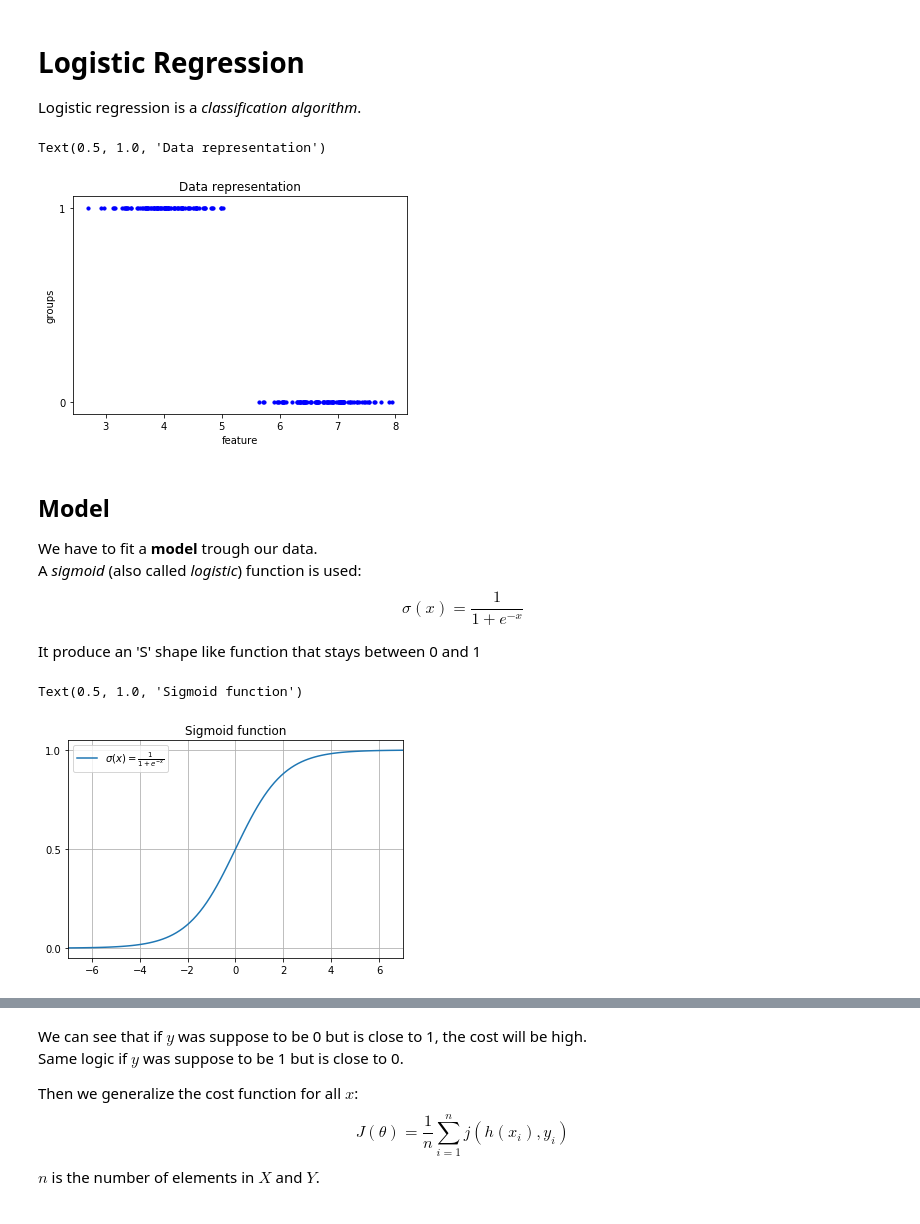
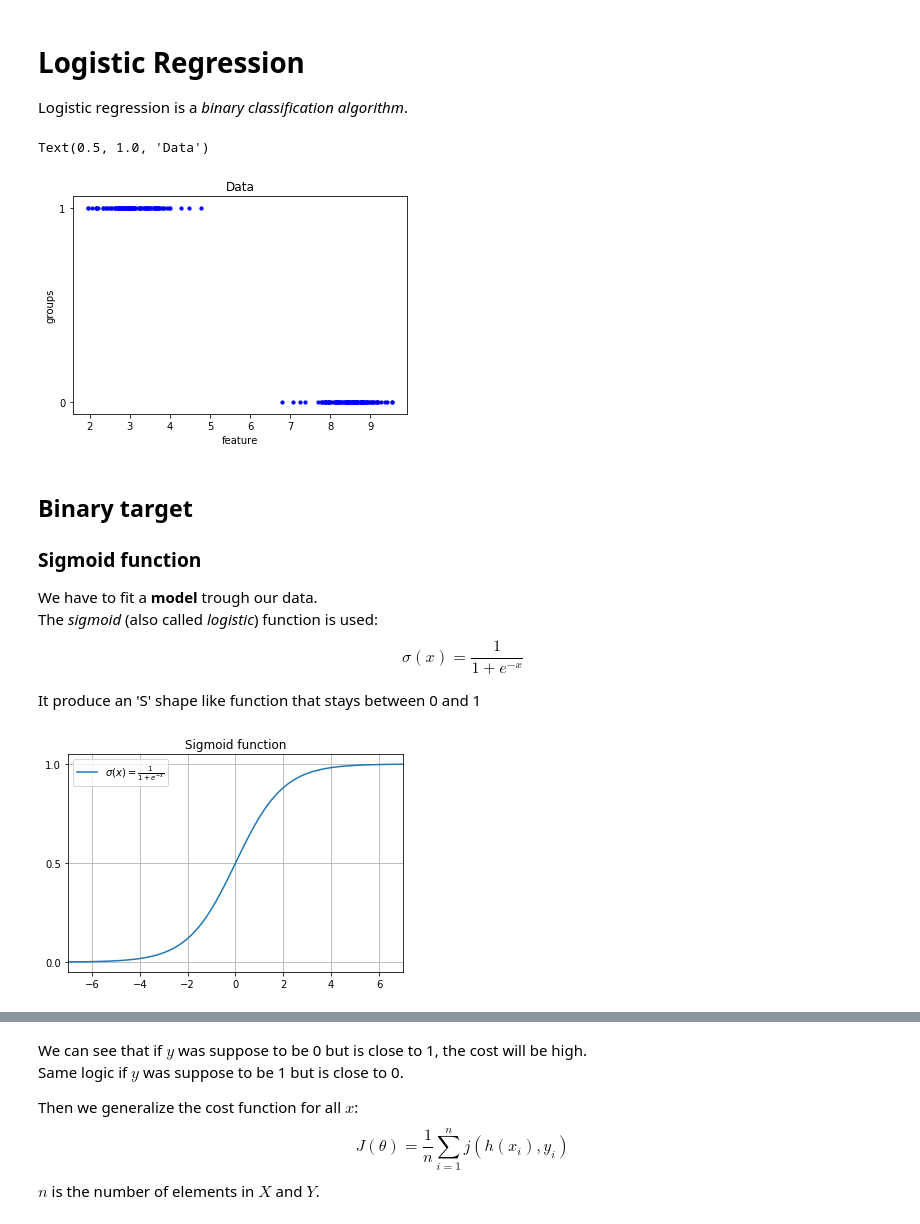
Before and after one commit to cacharle/dslr, a Jupyter notebook: logistic_regression_notebook.ipynb, the cells around one changed output, grey strips where cells are left out. Cells and saved outputs as stored; diff of their text form; code cells hidden in the pictures.

```diff
--- a/logistic_regression_notebook.ipynb
+++ b/logistic_regression_notebook.ipynb
@@ -1,60 +1,67 @@
 # %% [markdown]
 # Logistic Regression
 
-Logistic regression is a *classification algorithm*.
+Logistic regression is a *binary classification algorithm*.
 # %%
 import numpy as np
 import matplotlib.pyplot as plt
 %matplotlib inline
 from sklearn.datasets import make_blobs
 from sklearn.model_selection import train_test_split
 
 
 # create linearly separable data
 sep = False
 while not sep:
     X, Y = make_blobs(n_samples=200, n_features
                       =1, centers=2, cluster_std=0.5, center_box=(0, 10))
     sep = True
     for x_1 in X[Y == 1]:
         for x_0 in X[Y == 0]:
             if Y[X.argmin()] == 0 and x_0 > x_1:
                 sep = False
             elif x_0 < x_1:
                 sep = False
 
+X = np.hstack([X, np.ones((X.shape[0], 1))])
+
+
 X_train, X_test, Y_train, Y_test = train_test_split(X, Y, test_size=0.33)
 
-plt.scatter(X, Y, s=10, c='b')
+plt.scatter(X[:, 0], Y, s=10, c='b')
 plt.xlabel('feature')
 plt.ylabel('groups')
 plt.yticks([0, 1])
-plt.title('Data representation')
+plt.title('Data')
 # %% [output]
-Text(0.5, 1.0, 'Data representation')
+Text(0.5, 1.0, 'Data')
-[figure, old version]
+[figure, new version]
 # %% [markdown]
-## Model
+## Binary target
+
+### Sigmoid function
 
 We have to fit a **model** trough our data.
-A *sigmoid* (also called *logistic*) function is used:
-$$\sigma(x) = \frac{1}{1 + e^{-x}}$$
+The *sigmoid* (also called *logistic*) function is used:
+$$\boxed{
+\sigma(x) = \frac{1}{1 + e^{-x}}
+}$$
 
 It produce an 'S' shape like function that stays between 0 and 1
 # %%
 def sigmoid(x):
     return 1 / (1 + np.exp(-x))
 
-xs = np.linspace(-7, 7, 100)
-ys = sigmoid(xs)
-plt.plot(xs, ys, label=r'$\sigma(x) = {\frac{1}{1 + e^{-x}}}$')
+xs_sig = np.linspace(-7, 7, 100)
+ys_sig = sigmoid(xs_sig)
+plt.plot(xs_sig, ys_sig, label=r'$\sigma(x) = {\frac{1}{1 + e^{-x}}}$')
 plt.yticks([0, 0.5, 1])
 plt.xlim([-7, 7])
 plt.legend()
 plt.grid()
 plt.title('Sigmoid function')
+plt.show()
 # %% [output]
-Text(0.5, 1.0, 'Sigmoid function')
 [figure]
 # %%
 #  helper function for approximation
```
Also changed, not shown: parts of 21 cells of this notebook.
